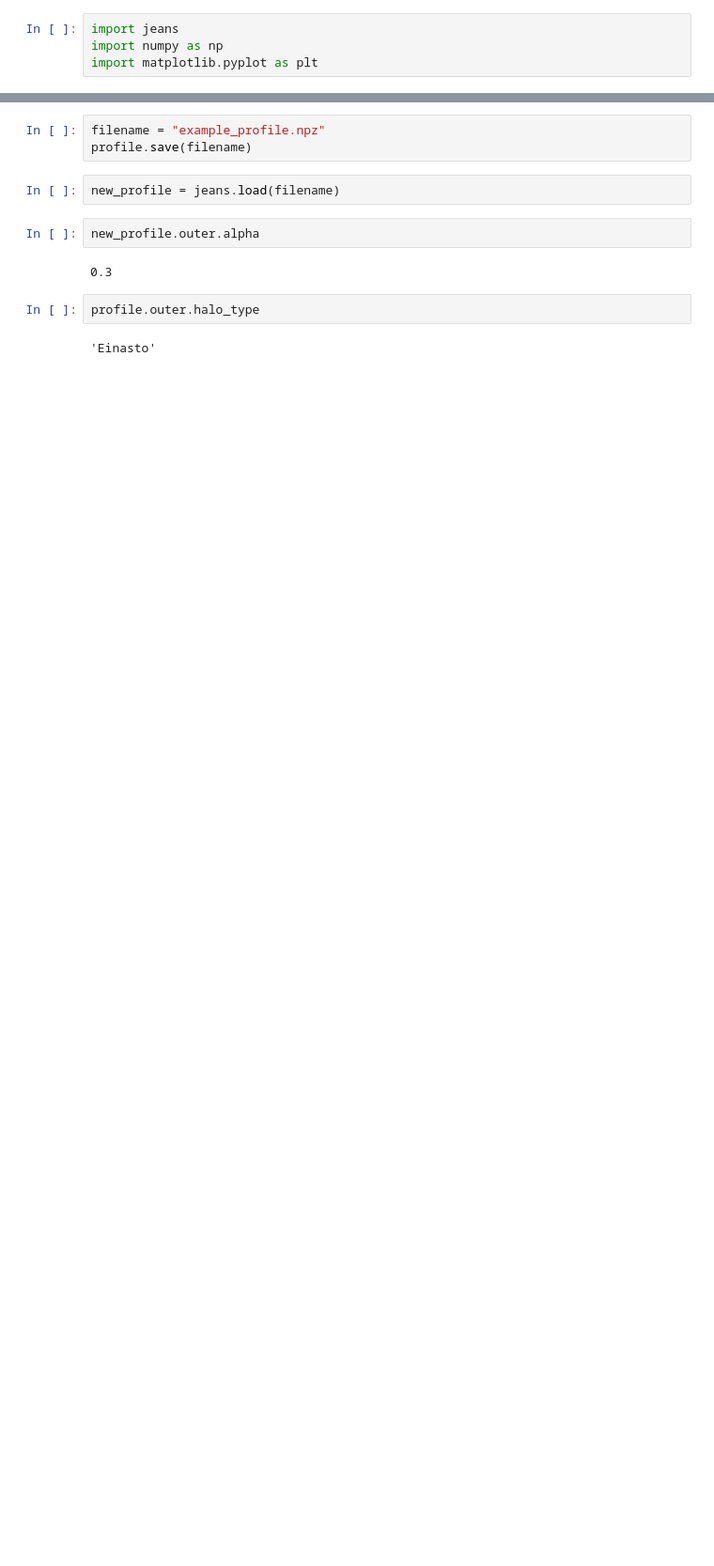
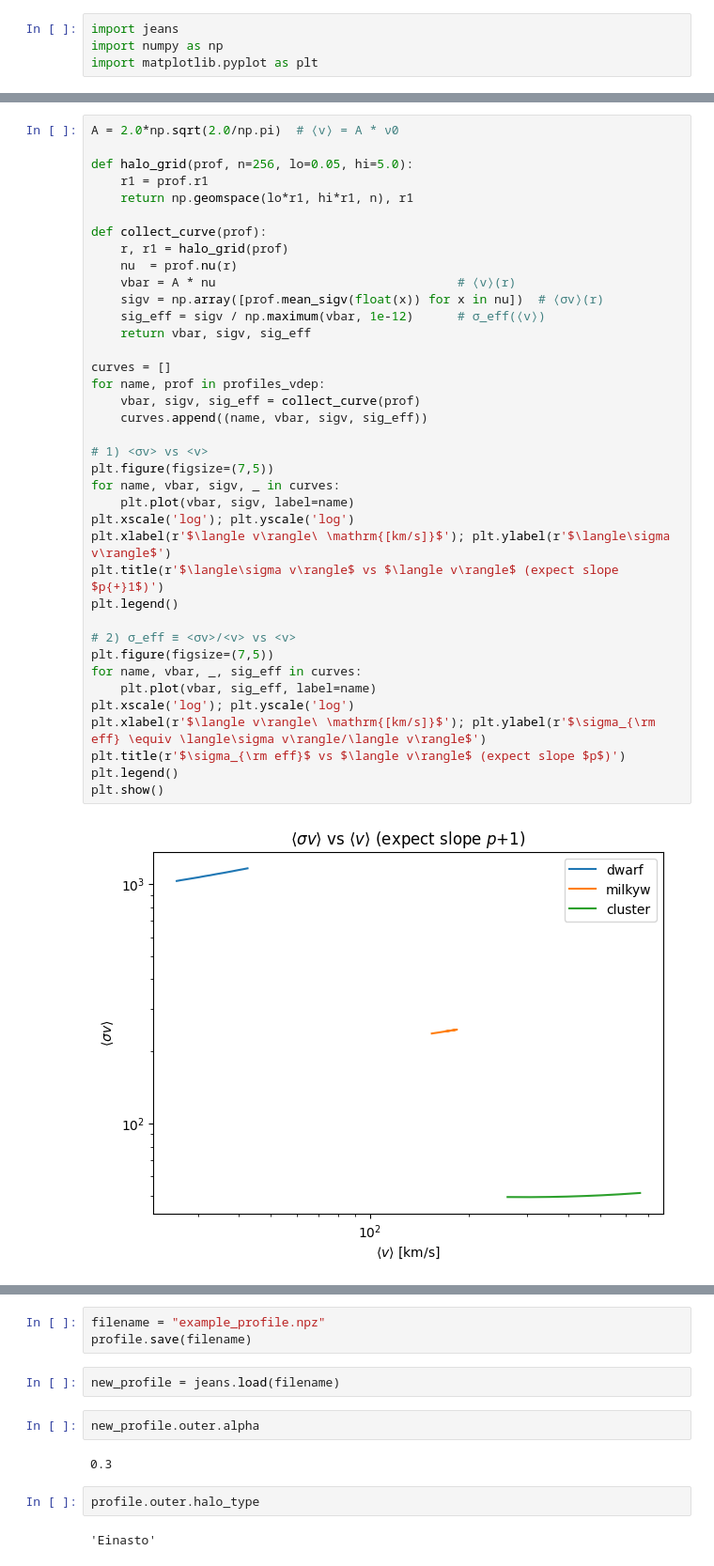
Before and after one commit to AdamSmithOrlik/nonspherical-sidm-jeans-model, a Jupyter notebook: examples/dev.ipynb, the cells around one changed output, grey strips where cells are left out. Shown: that part at 94% size. Cells and saved outputs as stored; diff of their text form; blank space fills up the shorter version.

```diff
--- a/examples/dev.ipynb
+++ b/examples/dev.ipynb
@@ -43,0 +239,40 @@ print(now.strftime("%Y_%m_%d_%H_%M_%S"))
+# %%
+A = 2.0*np.sqrt(2.0/np.pi)  # ⟨v⟩ = A * ν0
+
+def halo_grid(prof, n=256, lo=0.05, hi=5.0):
+    r1 = prof.r1
+    return np.geomspace(lo*r1, hi*r1, n), r1
+
+def collect_curve(prof):
+    r, r1 = halo_grid(prof)
+    nu  = prof.nu(r)
+    vbar = A * nu                                 # ⟨v⟩(r)
+    sigv = np.array([prof.mean_sigv(float(x)) for x in nu])  # ⟨σv⟩(r)
+    sig_eff = sigv / np.maximum(vbar, 1e-12)      # σ_eff(⟨v⟩)
+    return vbar, sigv, sig_eff
+
+curves = []
+for name, prof in profiles_vdep:
+    vbar, sigv, sig_eff = collect_curve(prof)
+    curves.append((name, vbar, sigv, sig_eff))
+
+# 1) <σv> vs <v>
+plt.figure(figsize=(7,5))
+for name, vbar, sigv, _ in curves:
+    plt.plot(vbar, sigv, label=name)
+plt.xscale('log'); plt.yscale('log')
+plt.xlabel(r'$\langle v\rangle\ \mathrm{[km/s]}$'); plt.ylabel(r'$\langle\sigma v\rangle$')
+plt.title(r'$\langle\sigma v\rangle$ vs $\langle v\rangle$ (expect slope $p{+}1$)')
+plt.legend()
+
+# 2) σ_eff ≡ <σv>/<v> vs <v>
+plt.figure(figsize=(7,5))
+for name, vbar, _, sig_eff in curves:
+    plt.plot(vbar, sig_eff, label=name)
+plt.xscale('log'); plt.yscale('log')
+plt.xlabel(r'$\langle v\rangle\ \mathrm{[km/s]}$'); plt.ylabel(r'$\sigma_{\rm eff} \equiv \langle\sigma v\rangle/\langle v\rangle$')
+plt.title(r'$\sigma_{\rm eff}$ vs $\langle v\rangle$ (expect slope $p$)')
+plt.legend()
+plt.show()
+# %% [output]
+[figure, added]
```
Also changed, not shown: parts of 20 cells of this notebook, 4 other files.
